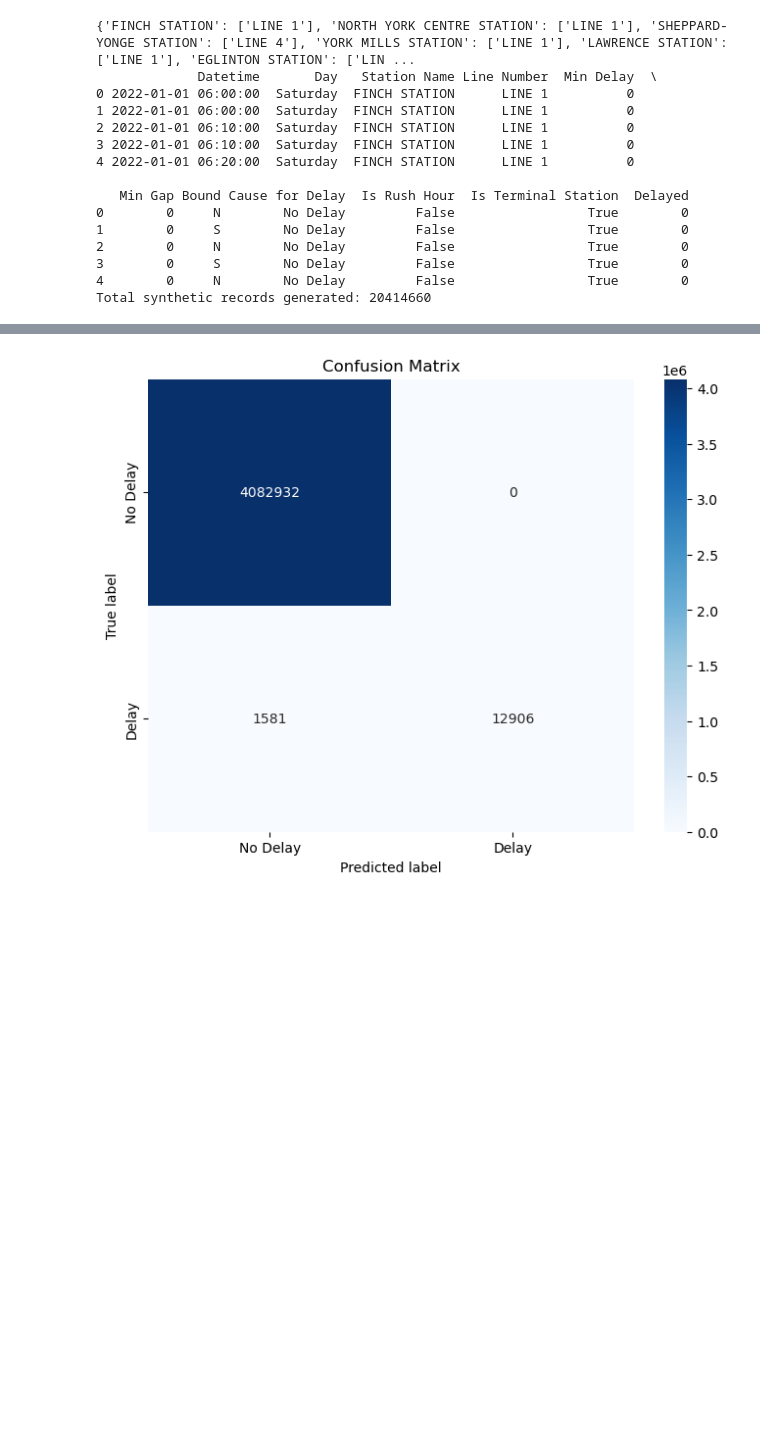
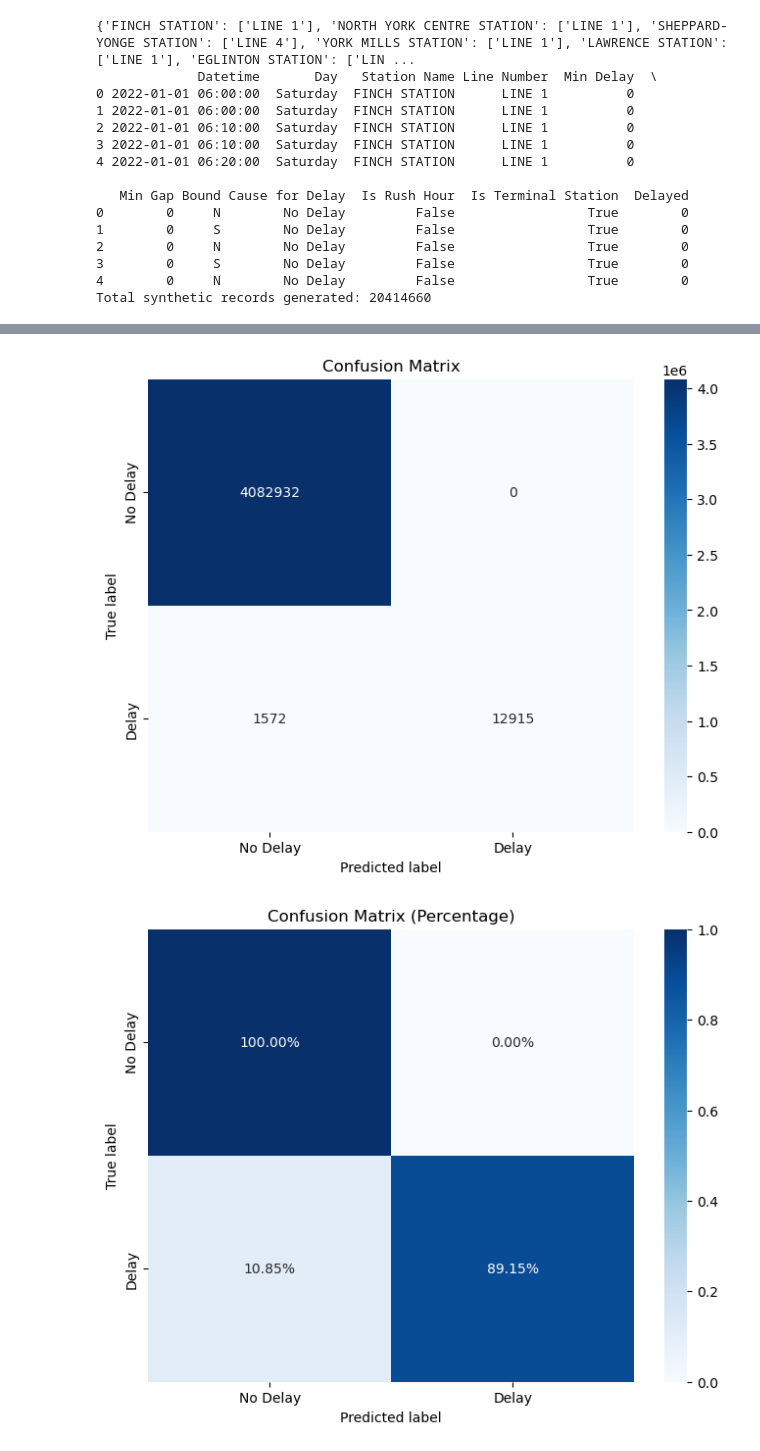
Before and after one commit to michelleyucollins/TardyTerminatorCommittee, a Jupyter notebook: subway_analysis/models/XGBoost_test.ipynb, the cells around one changed output, grey strips where cells are left out. Saved outputs shown, nothing was run; the diff lists cells and outputs as text; code cells hidden in the pictures; blank space fills up the shorter version.

```diff
--- a/subway_analysis/models/XGBoost_test.ipynb
+++ b/subway_analysis/models/XGBoost_test.ipynb
@@ -171,6 +192,10 @@ combined_df = pd.concat([original_df, synthetic_df], ignore_index=True)
 Total synthetic records generated: 20414660
 # %%
 combined_df.to_csv('../data/combined_synthetic_data_with_bounds.csv', index=False)
+# %%
+combined_df = pd.read_csv('../data/combined_synthetic_data_with_bounds.csv')
+# Convert 'Datetime' column back to datetime format
+combined_df['Datetime'] = pd.to_datetime(combined_df['Datetime'])
 # %%
 import pandas as pd
 from sklearn.model_selection import train_test_split
@@ -194,7 +219,7 @@ combined_df['DayOfWeek'] = combined_df['Datetime'].dt.dayofweek  # Monday=0, Sun
 
 # We also have some categorical features. For example: Station Name, Line Number, Bound, and Cause for Delay.
 # We'll use one-hot encoding to convert these into numeric features.
-categorical_cols = ['Station Name', 'Line Number', 'Bound', 'Day', 'Is Rush Hour', 'Is Terminal Station']
+categorical_cols = ['Station Name', 'Line Number', 'Bound', 'Is Rush Hour', 'Is Terminal Station']
 # Convert categorical variables into dummy/indicator variables.
 data_encoded = pd.get_dummies(combined_df, columns=categorical_cols, drop_first=True)
 
@@ -203,7 +228,7 @@ data_encoded = pd.get_dummies(combined_df, columns=categorical_cols, drop_first=
 # ---------------------------
 # Drop columns that are not needed for prediction.
 # You might choose to drop raw datetime, or any other columns that don't add value.
-X = data_encoded.drop(['Delayed', 'Datetime', "Cause for Delay", 'Min Delay', 'Min Gap'], axis=1, errors='ignore')
+X = data_encoded.drop(['Delayed', 'Datetime', "Cause for Delay", 'Min Delay', 'Min Gap', 'Day'], axis=1, errors='ignore')
 y = data_encoded['Delayed']
 
 # ---------------------------
@@ -272,6 +297,7 @@ print("Classification Report:\n", report)
 from sklearn.metrics import confusion_matrix
 import seaborn as sns
 import matplotlib.pyplot as plt
+import numpy as np
 cm = confusion_matrix(y_test, y_pred)
 plt.figure(figsize=(8, 6))
 sns.heatmap(cm, annot=True, fmt='d', cmap='Blues', xticklabels=['No Delay', 'Delay'], yticklabels=['No Delay', 'Delay'])
@@ -279,6 +305,16 @@ plt.ylabel('True label')
 plt.xlabel('Predicted label')
 plt.title('Confusion Matrix')
 plt.show()
+
+
+# Confusion matrix based on percentage of records
+cm_percentage = cm.astype('float') / cm.sum(axis=1)[:, np.newaxis]
+plt.figure(figsize=(8, 6))
+sns.heatmap(cm_percentage, annot=True, fmt='.2%', cmap='Blues', xticklabels=['No Delay', 'Delay'], yticklabels=['No Delay', 'Delay'])
+plt.ylabel('True label')
+plt.xlabel('Predicted label')
+plt.title('Confusion Matrix (Percentage)')
+plt.show()
 # %% [output]
 Training set class distribution after undersampling:
 Delayed
@@ -301,10 +337,11 @@ ROC AUC: 0.969789757817735
 Classification Report:
                precision    recall  f1-score   support
 
            0       1.00      1.00      1.00   4082932
            1       1.00      0.89      0.94     14487
 
     accuracy                           1.00   4097419
    macro avg       1.00      0.95      0.97   4097419
 weighted avg       1.00      1.00      1.00   4097419
 [figure]
+[figure, added]
```
Also changed, not shown: parts of 5 cells of this notebook.
